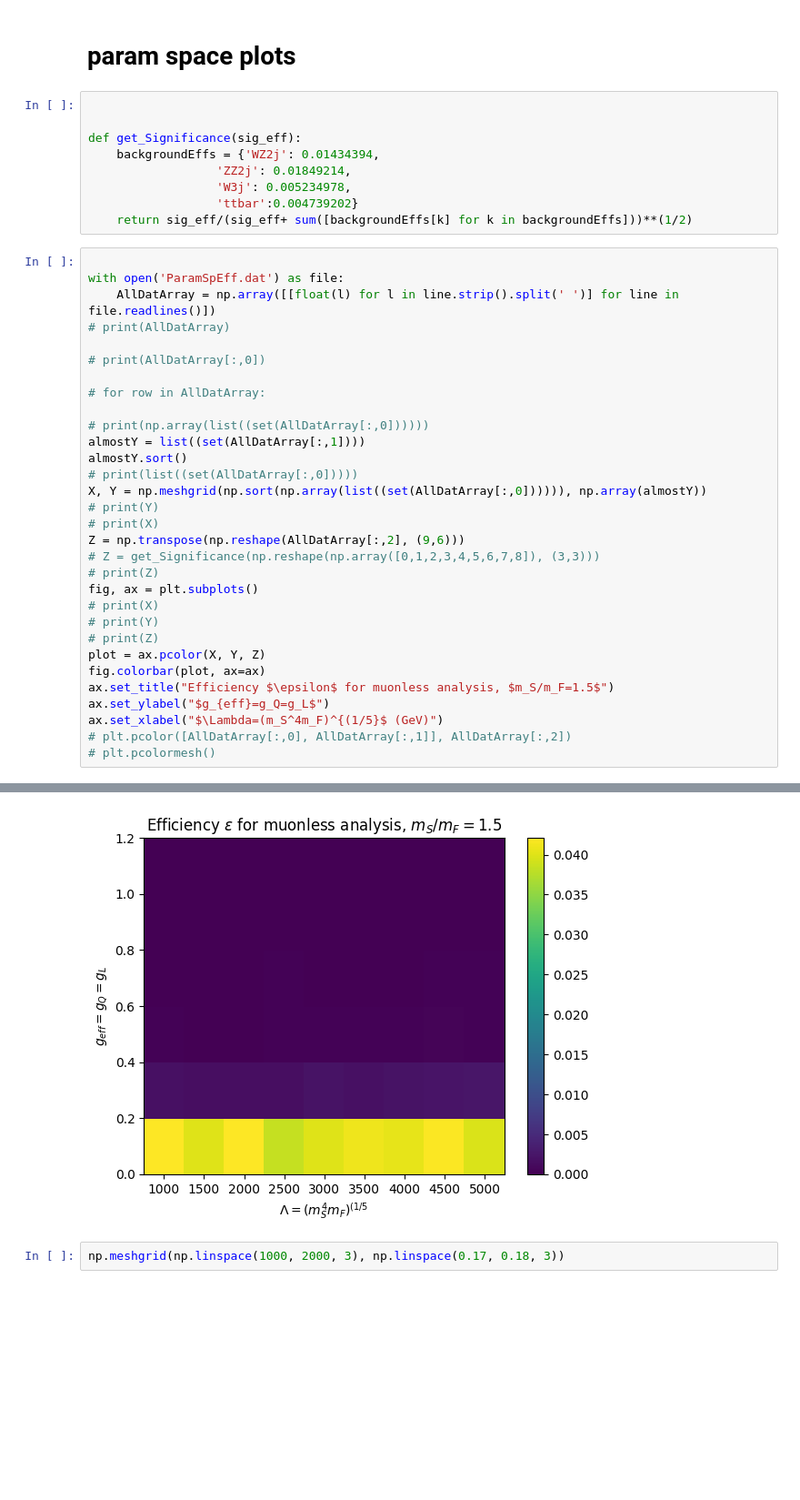
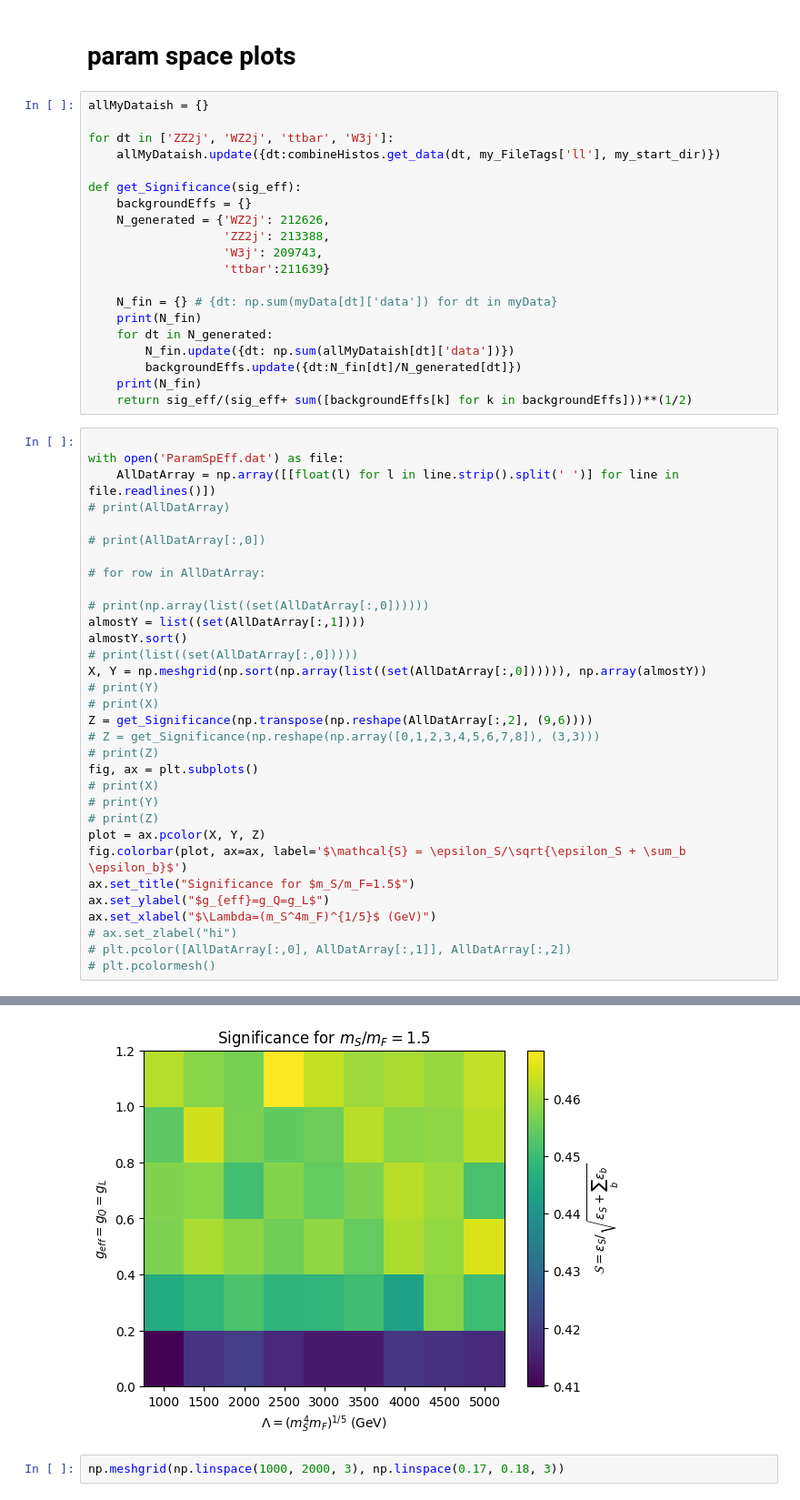
Before and after one commit to dysontk/LFVLNV, a Jupyter notebook: AnalysisAndSuch/Histos.ipynb, the cells around one changed output, grey strips where cells are left out. Shown: that part at 91% size. Cells and saved outputs as stored; diff of their text form; blank space fills up the shorter version.

```diff
--- a/AnalysisAndSuch/Histos.ipynb
+++ b/AnalysisAndSuch/Histos.ipynb
@@ -993,15 +993,26 @@ sum([1,2,3])
 6
 # %% [markdown]
 # param space plots
-# %%
-
-
-def get_Significance(sig_eff):
-    backgroundEffs = {'WZ2j': 0.01434394,
-                  'ZZ2j': 0.01849214,
-                  'W3j': 0.005234978,
-                  'ttbar':0.004739202}
-    return sig_eff/(sig_eff+ sum([backgroundEffs[k] for k in backgroundEffs]))**(1/2)
+# %%
+allMyDataish = {}
+
+for dt in ['ZZ2j', 'WZ2j', 'ttbar', 'W3j']:
+    allMyDataish.update({dt:combineHistos.get_data(dt, my_FileTags['ll'], my_start_dir)})
+
+def get_Significance(sig_eff):
+    backgroundEffs = {}
+    N_generated = {'WZ2j': 212626,
+                   'ZZ2j': 213388,
+                   'W3j': 209743,
+                   'ttbar':211639}
+
+    N_fin = {} # {dt: np.sum(myData[dt]['data']) for dt in myData}
+    print(N_fin)
+    for dt in N_generated:
+        N_fin.update({dt: np.sum(allMyDataish[dt]['data'])})
+        backgroundEffs.update({dt:N_fin[dt]/N_generated[dt]})
+    print(N_fin)
+    return sig_eff/(sig_eff+ sum([backgroundEffs[k] for k in backgroundEffs]))**(1/2)
 # %%
 
 with open('ParamSpEff.dat') as file:
@@ -1019,7 +1030,7 @@ almostY.sort()
 X, Y = np.meshgrid(np.sort(np.array(list((set(AllDatArray[:,0]))))), np.array(almostY))
 # print(Y)
 # print(X)
-Z = np.transpose(np.reshape(AllDatArray[:,2], (9,6)))
+Z = get_Significance(np.transpose(np.reshape(AllDatArray[:,2], (9,6))))
 # Z = get_Significance(np.reshape(np.array([0,1,2,3,4,5,6,7,8]), (3,3)))
 # print(Z)
 fig, ax = plt.subplots()
@@ -1027,10 +1038,11 @@ fig, ax = plt.subplots()
 # print(Y)
 # print(Z)
 plot = ax.pcolor(X, Y, Z)
-fig.colorbar(plot, ax=ax)
-ax.set_title("Efficiency $\epsilon$ for muonless analysis, $m_S/m_F=1.5$")
+fig.colorbar(plot, ax=ax, label='$\mathcal{S} = \epsilon_S/\sqrt{\epsilon_S + \sum_b \epsilon_b}$')
+ax.set_title("Significance for $m_S/m_F=1.5$")
 ax.set_ylabel("$g_{eff}=g_Q=g_L$")
-ax.set_xlabel("$\Lambda=(m_S^4m_F)^{(1/5}$ (GeV)")
+ax.set_xlabel("$\Lambda=(m_S^4m_F)^{1/5}$ (GeV)")
+# ax.set_zlabel("hi")
 # plt.pcolor([AllDatArray[:,0], AllDatArray[:,1]], AllDatArray[:,2])
 # plt.pcolormesh()
 # %% [output]
@@ -1038,4 +1052,4 @@ Text(0.5, 0, '$\\Lambda=(m_S^4m_F)^{(1/5}$')
-[figure, old version]
+[figure, new version]
 # %%
 np.meshgrid(np.linspace(1000, 2000, 3), np.linspace(0.17, 0.18, 3))
 # %% [output]
```
Also changed, not shown: parts of 4 cells of this notebook, 4 other files.
